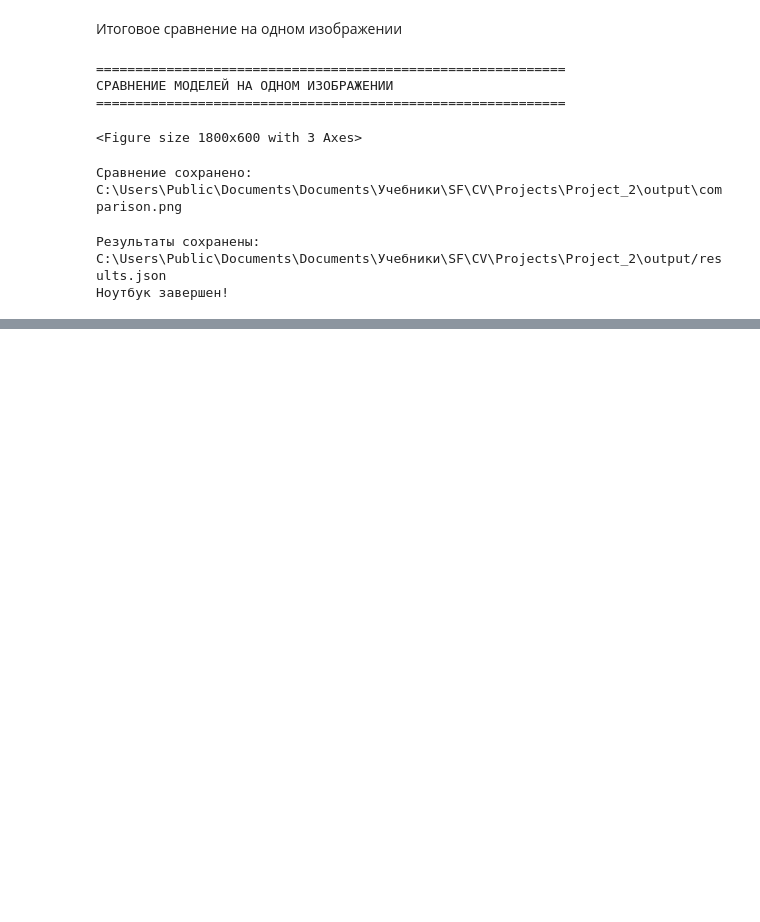
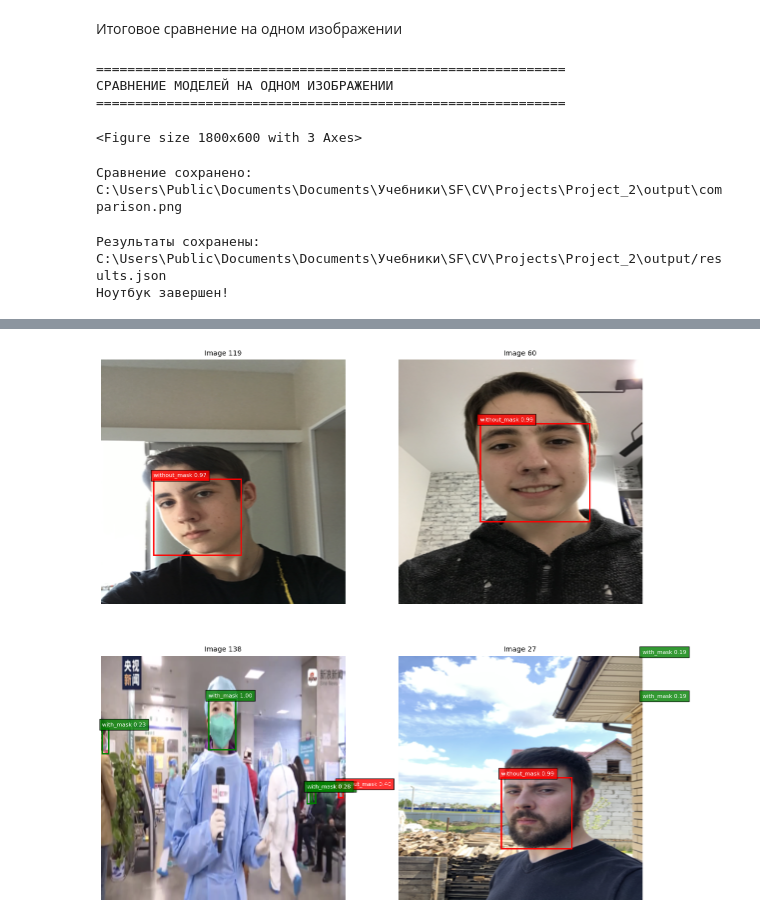
Before and after one commit to Dmitry-Igoshin/CV_Project_2, a Jupyter notebook: FasterRCNN.ipynb, the cells around one changed output, grey strips where cells are left out. Saved outputs shown, nothing was run; the diff lists cells and outputs as text; code cells hidden in the pictures; blank space fills up the shorter version.

```diff
--- a/FasterRCNN.ipynb
+++ b/FasterRCNN.ipynb
@@ -1233,0 +1052,84 @@ print("Ноутбук завершен!")
+# %%
+# ============================================================
+# ВИЗУАЛИЗАЦИЯ РЕЗУЛЬТАТОВ FASTER R-CNN
+# ============================================================
+
+# Определяем устройство
+device = torch.device('cuda' if torch.cuda.is_available() else 'cpu')
+print(f"Устройство: {device}")
+
+# Определяем BASE_PATH, если его нет
+if 'BASE_PATH' not in dir():
+    BASE_PATH = r'C:\Users\Public\Documents\Documents\Учебники\SF\CV\Projects\Project_2'
+
+# Определяем output_dir
+if 'output_dir' not in dir():
+    output_dir = os.path.join(BASE_PATH, 'output')
+
+def show_predictions(model, dataset, device, num_samples=4, save_path=None):
+    """Отображение предсказаний модели на случайных изображениях"""
+    model.eval()
+    class_names = ['background', 'without_mask', 'with_mask', 'mask_weared_incorrect']
+    colors = ['gray', 'red', 'green', 'orange']
+
+    fig, axes = plt.subplots(2, 2, figsize=(12, 12))
+    axes = axes.ravel()
+
+    with torch.no_grad():
+        for i in range(num_samples):
+            idx = random.randint(0, len(dataset) - 1)
+            img, target = dataset[idx]
+            img_np = img.permute(1, 2, 0).cpu().numpy()
+
+            pred = model([img.to(device)])[0]
+            if len(pred['boxes']) > 0:
+                keep = torchvision.ops.nms(pred['boxes'], pred['scores'], 0.3)
+                pred['boxes'] = pred['boxes'][keep]
+                pred['scores'] = pred['scores'][keep]
+                pred['labels'] = pred['labels'][keep]
+
+            axes[i].imshow(img_np)
+            axes[i].set_title(f'Image {idx}', fontsize=10)
+
+            for j, box in enumerate(pred['boxes']):
+                box = box.cpu().numpy()
+                score = pred['scores'][j].item()
+                label = int(pred['labels'][j])
+                rect = patches.Rectangle(
+                    (box[0], box[1]), box[2]-box[0], box[3]-box[1],
+                    linewidth=2, edgecolor=colors[label], facecolor='none'
+                )
+                axes[i].add_patch(rect)
+                axes[i].text(box[0], box[1]-5, f'{class_names[label]} {score:.2f}',
+                           fontsize=8, color='white',
+                           bbox=dict(facecolor=colors[label], alpha=0.8))
+            axes[i].axis('off')
+
+    plt.tight_layout()
+    if save_path:
+        plt.savefig(save_path, dpi=150, bbox_inches='tight')
+    plt.show()
+
+# Проверяем наличие модели
+print("\n" + "="*60)
+print("ВИЗУАЛИЗАЦИЯ РЕЗУЛЬТАТОВ FASTER R-CNN")
+print("="*60)
+
+model_path = os.path.join(output_dir, 'faster_rcnn_mask.pth')
+if not os.path.exists(model_path):
+    print(f"ОШИБКА: Модель не найдена по пути: {model_path}")
+    print("Убедитесь, что модель обучена и сохранена.")
+else:
+    print(f"Модель найдена: {model_path}")
+
+    # Загружаем веса (без обучения!)
+    model_rcnn_viz = get_faster_rcnn_model(num_classes=4)
+    model_rcnn_viz.load_state_dict(torch.load(model_path, map_location=device))
+    model_rcnn_viz.to(device)
+
+    print(f"Модель загружена на устройство: {device}")
+    print(f"Валидационный датасет: {len(dataset_val)} изображений")
+
+    show_predictions(model_rcnn_viz, dataset_val, device, num_samples=4,
+                     save_path=os.path.join(output_dir, 'faster_rcnn_visualization.png'))
+# %% [output]
@@ -1233,0 +1144 @@ print("Ноутбук завершен!")
+[figure, added]
```
Also changed, not shown: parts of 8 cells of this notebook.
